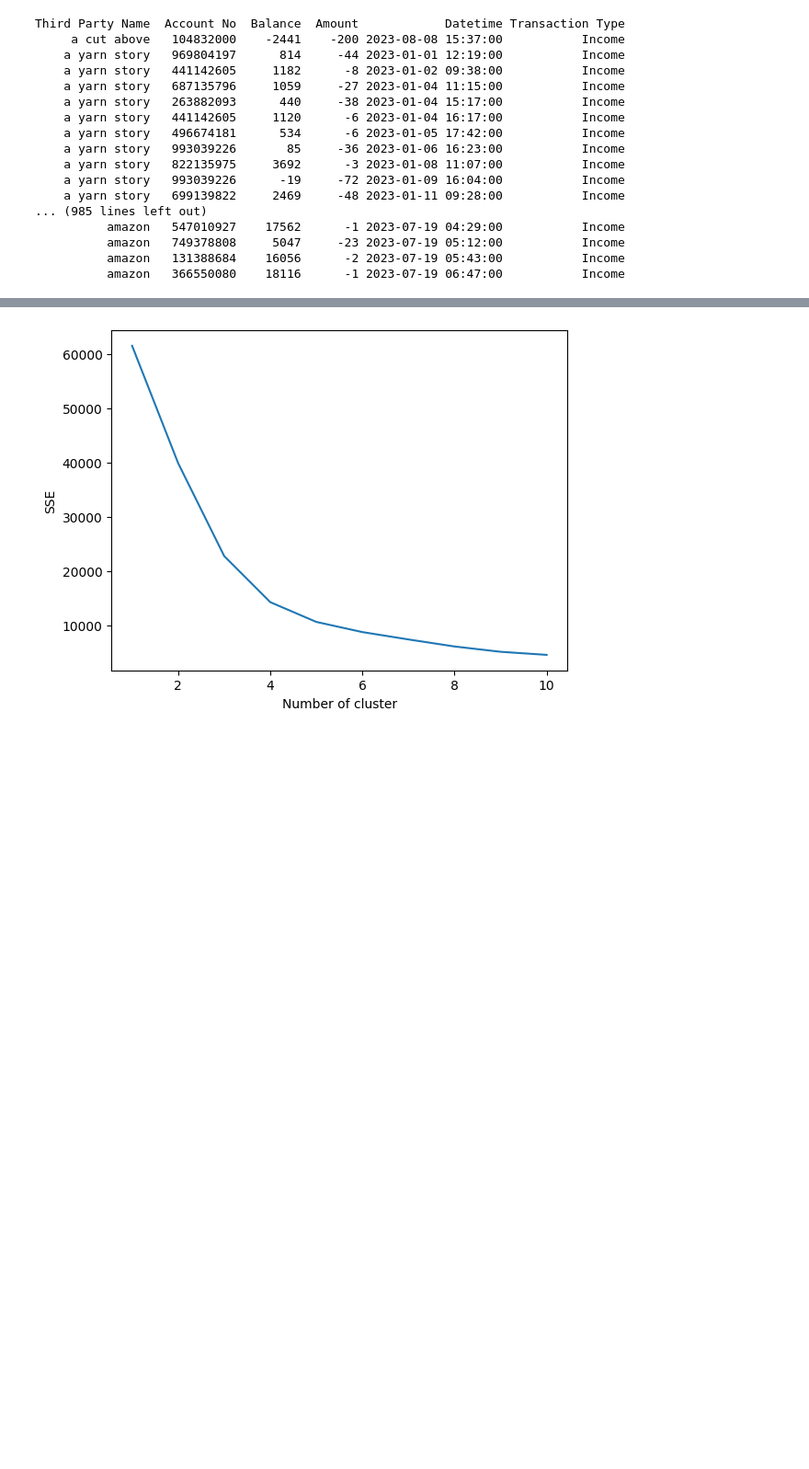
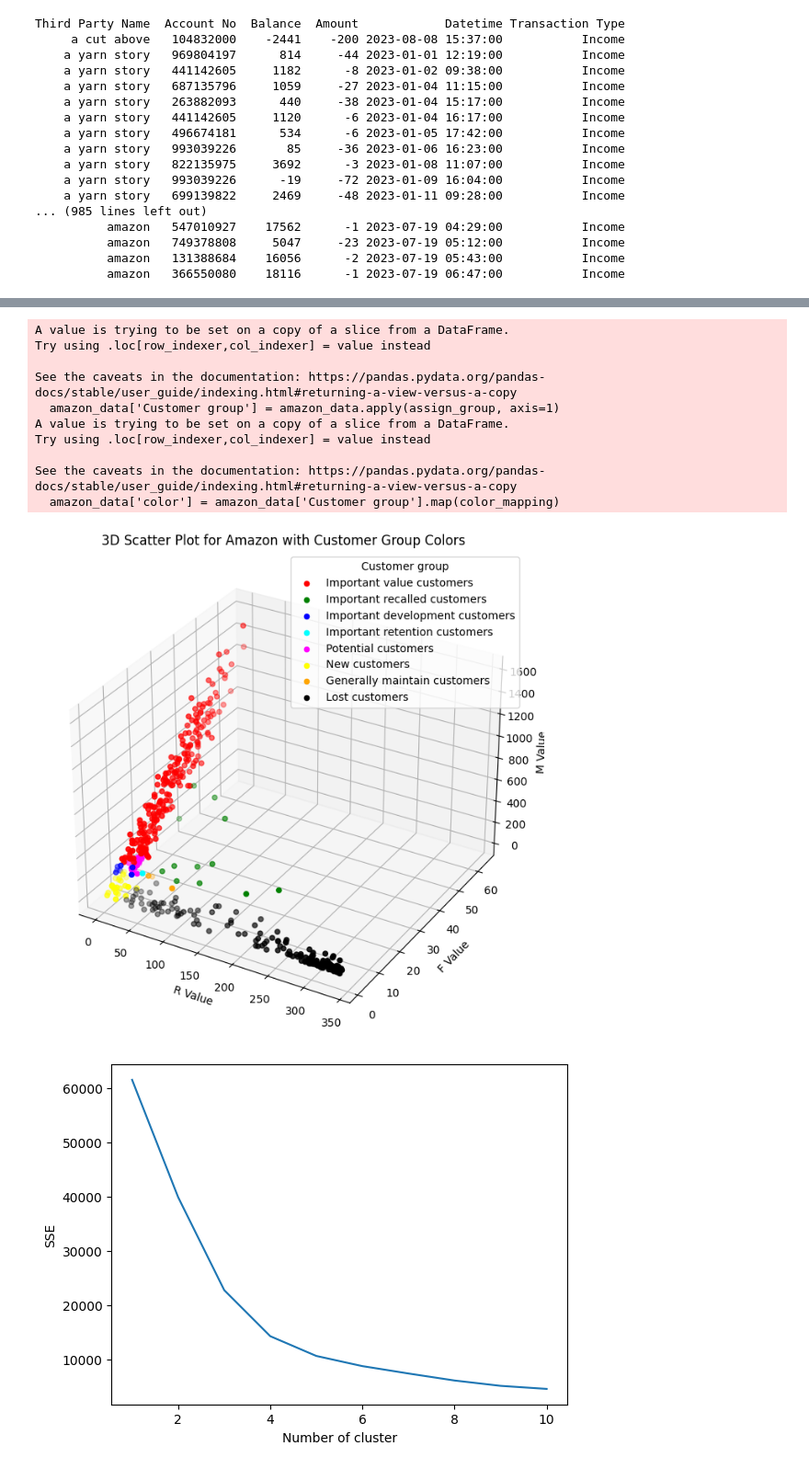
Before and after one commit to UoB-DSMP-2023-24/dsmp-2024-group28, a Jupyter notebook: Related_code/second_dataset/EDA_for_New_Dataset_1.ipynb, the cells around one changed output, grey strips where cells are left out. Shown at 92% size. Drawn from its saved outputs; the diff is of its cells as text; code cells hidden in the pictures; blank space fills up the shorter version.

```diff
--- a/Related_code/second_dataset/EDA_for_New_Dataset_1.ipynb
+++ b/Related_code/second_dataset/EDA_for_New_Dataset_1.ipynb
@@ -273,0 +346,17 @@ rfm = grouped2.groupby(['Third Party Name', 'Account No']).agg({
+# %%
+weights = rfm3['Account No']
+r_weighted_average = (rfm3['r_score'] * weights).sum() / weights.sum()
+f_weighted_average = (rfm3['f_score'] * weights).sum() / weights.sum()
+m_weighted_average = (rfm3['m_score'] * weights).sum() / weights.sum()
+
+print(f'R weighted average: {r_weighted_average}')
+print(f'F weighted average: {f_weighted_average}')
+print(f'M weighted average: {m_weighted_average}')
+
+rfm3['r_value'] = (rfm3['r_score'] > r_weighted_average).astype(int)
+rfm3['f_value'] = (rfm3['f_score'] > f_weighted_average).astype(int)
+rfm3['m_value'] = (rfm3['m_score'] > m_weighted_average).astype(int)
+rfm3['rfm_value'] = rfm3['r_value'].astype(str) + rfm3['f_value'].astype(str) + rfm3['m_value'].astype(str)
+rfm4 = rfm3[['Third Party Name', 'Account No', 'r_value', 'f_value', 'm_value','rfm_value']]   #The smaller the value, the closer the time is
+print(rfm4.head(1000).to_string(index=False))
+rfm4.to_csv('New_dataset_RFM_with_weighted_average.csv', index=False)
@@ -273,0 +430,60 @@ rfm = grouped2.groupby(['Third Party Name', 'Account No']).agg({
+# %%
+rfm2 = grouped2.groupby(['Third Party Name', 'Account No']).agg({
+    'Datetime': lambda x: (current_date - x.max()).days,  # Recency
+    'Account No': 'count',                                        # Frequency
+    'Amount': lambda x: -x.sum()                                    # Monetary
+}).rename(columns={
+    'Datetime': 'recency',
+    'Account No': 'frequency',
+    'Amount': 'monetary'
+}).reset_index()
+rfm5 = pd.merge(rfm2, rfm4, on=['Third Party Name', 'Account No'], how='left')
+amazon_data = rfm5[rfm5['Third Party Name'].str.lower() == 'amazon']
+
+# Apply the function to the filtered Amazon data to create a new column 'Customer group'
+amazon_data['Customer group'] = amazon_data.apply(assign_group, axis=1)
+
+# Define color mapping for each customer group
+color_mapping = {
+    'Important value customers': 'red',
+    'Important recalled customers': 'green',
+    'Important development customers': 'blue',
+    'Important retention customers': 'cyan',
+    'Potential customers': 'magenta',
+    'New customers': 'yellow',
+    'Generally maintain customers': 'orange',
+    'Lost customers': 'black'
+}
+
+# Assign colors to each row based on its customer group
+amazon_data['color'] = amazon_data['Customer group'].map(color_mapping)
+
+# Now let's plot the 3D scatter plot with colors representing the customer group
+fig = plt.figure(figsize=(10, 8))
+ax = fig.add_subplot(111, projection='3d')
+
+for group, color in color_mapping.items():
+    # Select data for each group
+    group_data = amazon_data[amazon_data['Customer group'] == group]
+    # Plot each group with its respective color
+    ax.scatter(group_data['recency'], group_data['frequency'], group_data['monetary'], c=color, label=group, marker='o')
+
+ax.set_xlabel('R Value')
+ax.set_ylabel('F Value')
+ax.set_zlabel('M Value')
+ax.legend(title='Customer group')
+ax.set_title('3D Scatter Plot for Amazon with Customer Group Colors')
+
+plt.show()
+# %% [output]
+A value is trying to be set on a copy of a slice from a DataFrame.
+Try using .loc[row_indexer,col_indexer] = value instead
+
+See the caveats in the documentation: https://pandas.pydata.org/pandas-docs/stable/user_guide/indexing.html#returning-a-view-versus-a-copy
+  amazon_data['Customer group'] = amazon_data.apply(assign_group, axis=1)
+A value is trying to be set on a copy of a slice from a DataFrame.
+Try using .loc[row_indexer,col_indexer] = value instead
+
+See the caveats in the documentation: https://pandas.pydata.org/pandas-docs/stable/user_guide/indexing.html#returning-a-view-versus-a-copy
+  amazon_data['color'] = amazon_data['Customer group'].map(color_mapping)
+[figure, added]
```
Also changed, not shown: parts of 7 cells of this notebook.
